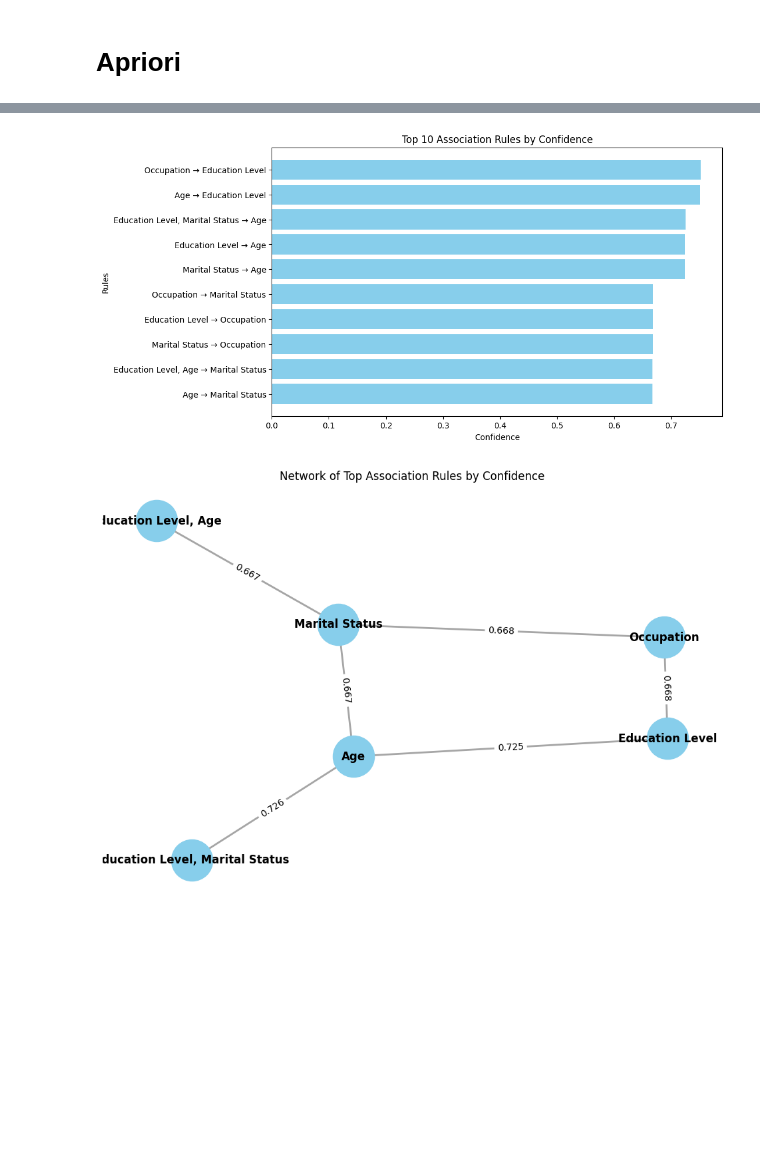
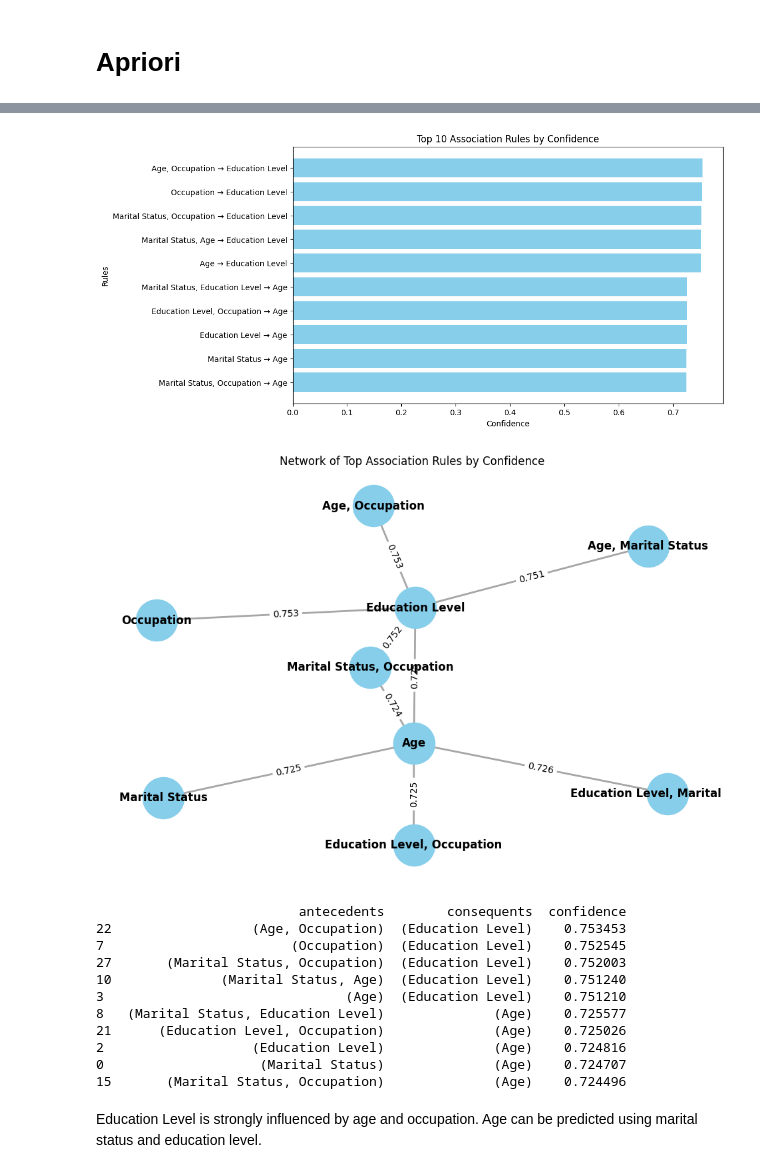
Before and after one commit to HenriqueGuima/Insurance-Risk-Assessment, a Jupyter notebook: eda_ml_unsup_learning_insurance.ipynb, the cells around one changed output, grey strips where cells are left out. Cells and saved outputs as stored; diff of their text form; code cells hidden in the pictures; blank space fills up the shorter version.

```diff
--- a/eda_ml_unsup_learning_insurance.ipynb
+++ b/eda_ml_unsup_learning_insurance.ipynb
@@ -169,47 +195,69 @@ plt.show()
 # %%
 # Network graph for association rules
 
-antecedents = ["Age", "Marital Status", "Education Level", "Age", "Occupation", "Marital Status", "Education Level", "Occupation", "Education Level, Age", "Education Level, Marital Status"]
-consequents = ["Marital Status", "Age", "Age", "Education Level", "Marital Status", "Occupation", "Occupation", "Education Level", "Marital Status", "Age"]
-confidence = rules['confidence'].values[:len(antecedents)]  # Truncate or extend to match the length
+# antecedents = ["Age", "Marital Status", "Education Level", "Age", "Occupation", "Marital Status", "Education Level", "Occupation", "Education Level, Age", "Education Level, Marital Status"]
+# consequents = ["Marital Status", "Age", "Age", "Education Level", "Marital Status", "Occupation", "Occupation", "Education Level", "Marital Status", "Age"]
+
+antecedents = rules['antecedents'].values
+consequents = rules['consequents'].values
+
+confidence = rules['confidence'].values[:len(antecedents)]
 
 data = {
     'antecedents': antecedents,
     'consequents': consequents,
     'confidence': confidence
 }
 
 df = pd.DataFrame(data)
 
 top_rules = df.sort_values('confidence', ascending=False).head(10)
 
 plt.figure(figsize=(10,6))
-plt.barh(top_rules['antecedents'] + ' → ' + top_rules['consequents'], top_rules['confidence'], color='skyblue')
+plt.barh(top_rules['antecedents'].apply(lambda x: ', '.join(list(x))) + ' → ' + top_rules['consequents'].apply(lambda x: ', '.join(list(x))), top_rules['confidence'], color='skyblue')
 plt.xlabel('Confidence')
 plt.ylabel('Rules')
 plt.title('Top 10 Association Rules by Confidence')
 plt.gca().invert_yaxis()
 plt.show()
 
 G = nx.Graph()
 
 for index, row in top_rules.iterrows():
-    antecedent = row['antecedents']
-    consequent = row['consequents']
+    antecedent = ', '.join(sorted(row['antecedents']))
+    consequent = ', '.join(sorted(row['consequents']))
     G.add_edge(antecedent, consequent, weight=row['confidence'])
 
-# Plot the graph
 plt.figure(figsize=(12,8))
 pos = nx.spring_layout(G, k=0.5, seed=42)
+
 nx.draw_networkx_nodes(G, pos, node_size=2000, node_color='skyblue')
 nx.draw_networkx_edges(G, pos, width=2, alpha=0.7, edge_color='gray')
 nx.draw_networkx_labels(G, pos, font_size=12, font_weight='bold')
-edge_labels = nx.get_edge_attributes(G, 'weight')
-edge_labels = {k: f'{v:.3f}' for k, v in edge_labels.items()}
+
+edge_labels = { (k[0], k[1]): f'{v:.3f}' for k, v in nx.get_edge_attributes(G, 'weight').items() }
+
 nx.draw_networkx_edge_labels(G, pos, edge_labels=edge_labels, font_size=10)
+
 plt.title('Network of Top Association Rules by Confidence')
 plt.axis('off')
 plt.show()
+
+print(top_rules)
 # %% [output]
-[figure, old version]
+[figure, new version]
-[figure, old version]
+[figure, new version]
+                          antecedents        consequents  confidence
+22                  (Age, Occupation)  (Education Level)    0.753453
+7                        (Occupation)  (Education Level)    0.752545
+27       (Marital Status, Occupation)  (Education Level)    0.752003
+10              (Marital Status, Age)  (Education Level)    0.751240
+3                               (Age)  (Education Level)    0.751210
+8   (Marital Status, Education Level)              (Age)    0.725577
+21      (Education Level, Occupation)              (Age)    0.725026
+2                   (Education Level)              (Age)    0.724816
+0                    (Marital Status)              (Age)    0.724707
+15       (Marital Status, Occupation)              (Age)    0.724496
+# %% [markdown]
+Education Level is strongly influenced by age and occupation.
+Age can be predicted using marital status and education level.
```
Also changed, not shown: parts of 5 cells of this notebook, 4 other files.
